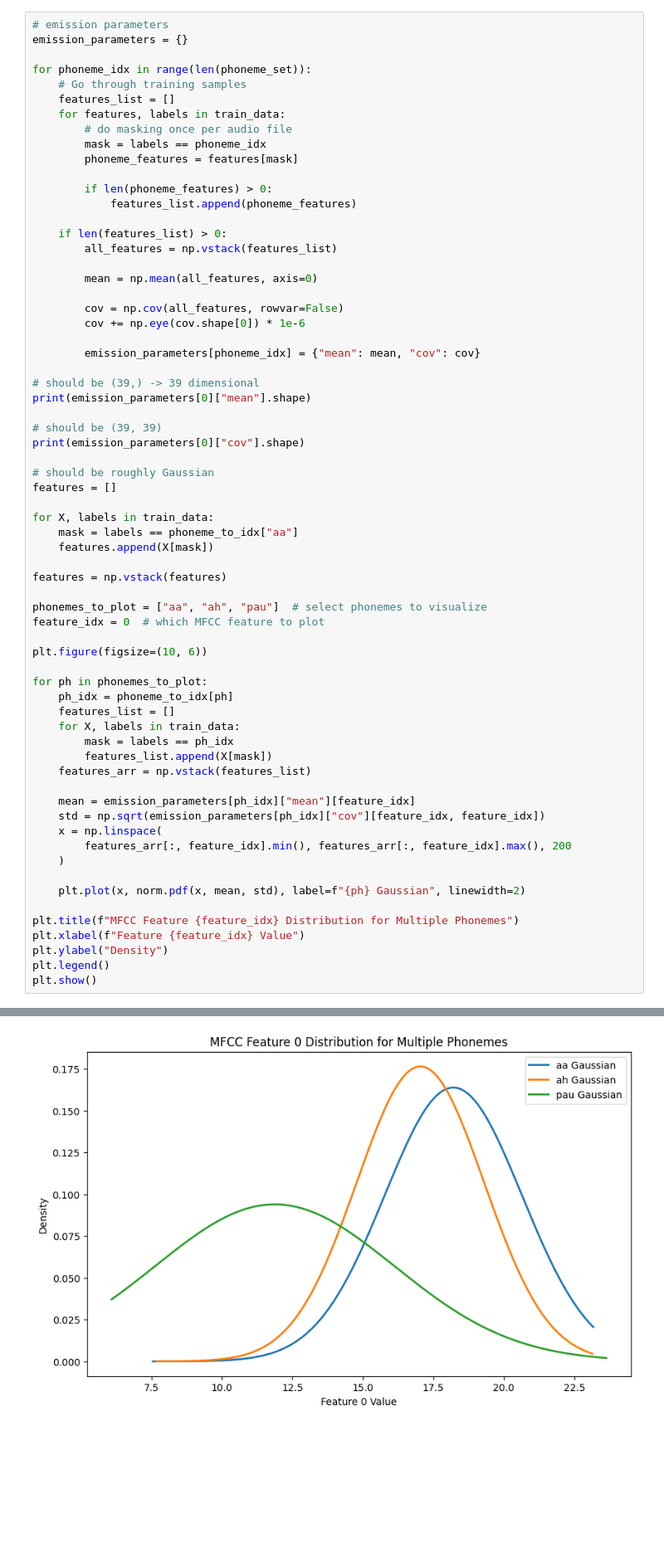
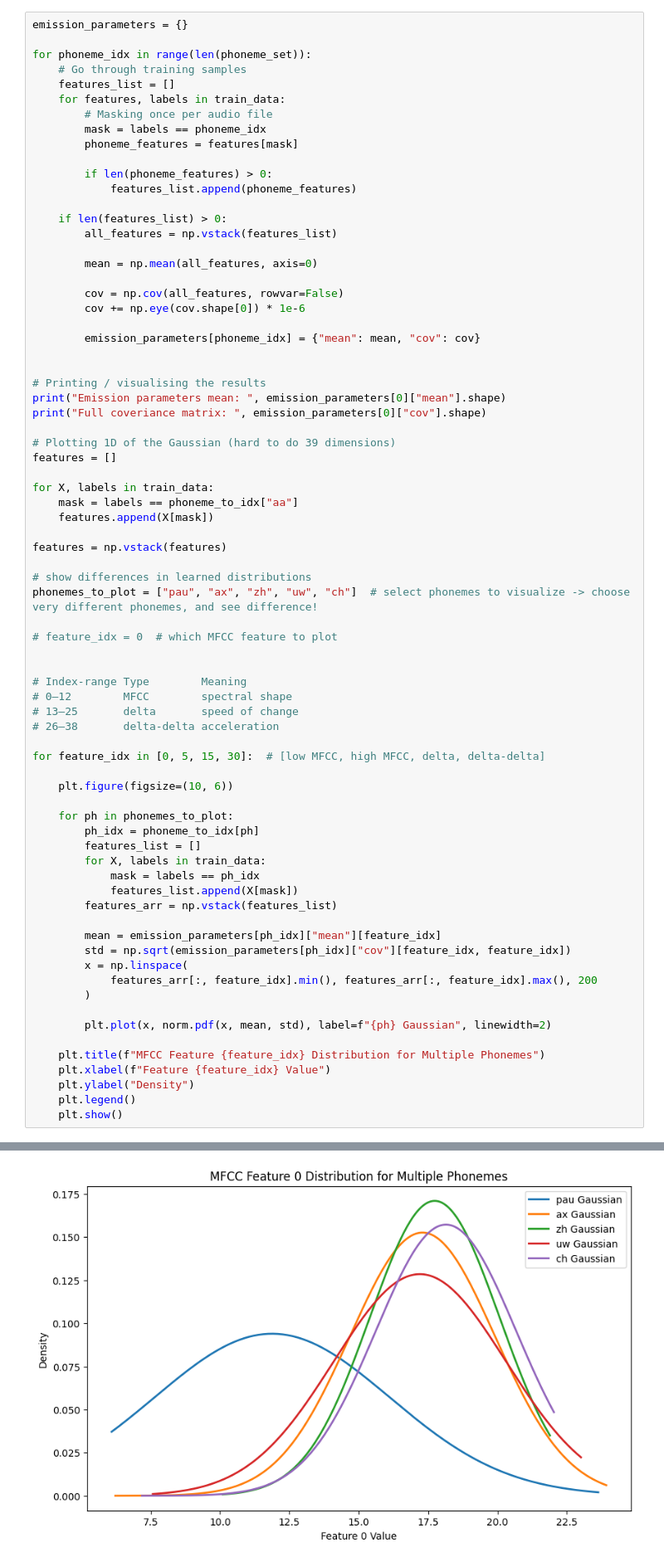
Before and after one commit to eythorto/Gervigreind, a Jupyter notebook: project2/project2notebook.ipynb, the cells around one changed output, grey strips where cells are left out. Shown at 83% size. Saved outputs shown, nothing was run; the diff lists cells and outputs as text; blank space fills up the shorter version.

```diff
--- a/project2/project2notebook.ipynb
+++ b/project2/project2notebook.ipynb
@@ -394,12 +423,11 @@ Row sums: [1. 1. 1. 1. 1. 1. 1. 1. 1. 1. 1. 1. 1. 1. 1. 1. 1. 1. 1. 1. 1. 1. 1.
 # %%
-# emission parameters
 emission_parameters = {}
 
 for phoneme_idx in range(len(phoneme_set)):
     # Go through training samples
     features_list = []
     for features, labels in train_data:
-        # do masking once per audio file
+        # Masking once per audio file
         mask = labels == phoneme_idx
         phoneme_features = features[mask]
 
@@ -416,13 +444,12 @@ for phoneme_idx in range(len(phoneme_set)):
 
         emission_parameters[phoneme_idx] = {"mean": mean, "cov": cov}
 
-# should be (39,) -> 39 dimensional
-print(emission_parameters[0]["mean"].shape)
 
-# should be (39, 39)
-print(emission_parameters[0]["cov"].shape)
+# Printing / visualising the results
+print("Emission parameters mean: ", emission_parameters[0]["mean"].shape)
+print("Full coveriance matrix: ", emission_parameters[0]["cov"].shape)
 
-# should be roughly Gaussian
+# Plotting 1D of the Gaussian (hard to do 39 dimensions)
 features = []
 
 for X, labels in train_data:
@@ -431,30 +458,40 @@ for X, labels in train_data:
 
 features = np.vstack(features)
 
-phonemes_to_plot = ["aa", "ah", "pau"]  # select phonemes to visualize
-feature_idx = 0  # which MFCC feature to plot
+# show differences in learned distributions
+phonemes_to_plot = ["pau", "ax", "zh", "uw", "ch"]  # select phonemes to visualize -> choose very different phonemes, and see difference!
 
-plt.figure(figsize=(10, 6))
+# feature_idx = 0  # which MFCC feature to plot
 
-for ph in phonemes_to_plot:
-    ph_idx = phoneme_to_idx[ph]
-    features_list = []
-    for X, labels in train_data:
-        mask = labels == ph_idx
-        features_list.append(X[mask])
-    features_arr = np.vstack(features_list)
 
-    mean = emission_parameters[ph_idx]["mean"][feature_idx]
-    std = np.sqrt(emission_parameters[ph_idx]["cov"][feature_idx, feature_idx])
-    x = np.linspace(
-        features_arr[:, feature_idx].min(), features_arr[:, feature_idx].max(), 200
-    )
+# Index-range Type	      Meaning
+# 0–12	      MFCC	      spectral shape
+# 13–25	      delta	      speed of change
+# 26–38	      delta-delta acceleration
 
-    plt.plot(x, norm.pdf(x, mean, std), label=f"{ph} Gaussian", linewidth=2)
+for feature_idx in [0, 5, 15, 30]:  # [low MFCC, high MFCC, delta, delta-delta]
 
-plt.title(f"MFCC Feature {feature_idx} Distribution for Multiple Phonemes")
-plt.xlabel(f"Feature {feature_idx} Value")
-plt.ylabel("Density")
-plt.legend()
-plt.show()
+    plt.figure(figsize=(10, 6))
+
+    for ph in phonemes_to_plot:
+        ph_idx = phoneme_to_idx[ph]
+        features_list = []
+        for X, labels in train_data:
+            mask = labels == ph_idx
+            features_list.append(X[mask])
+        features_arr = np.vstack(features_list)
+
+        mean = emission_parameters[ph_idx]["mean"][feature_idx]
+        std = np.sqrt(emission_parameters[ph_idx]["cov"][feature_idx, feature_idx])
+        x = np.linspace(
+            features_arr[:, feature_idx].min(), features_arr[:, feature_idx].max(), 200
+        )
+
+        plt.plot(x, norm.pdf(x, mean, std), label=f"{ph} Gaussian", linewidth=2)
+
+    plt.title(f"MFCC Feature {feature_idx} Distribution for Multiple Phonemes")
+    plt.xlabel(f"Feature {feature_idx} Value")
+    plt.ylabel("Density")
+    plt.legend()
+    plt.show()
 # %% [output]
@@ -463 +500 @@ plt.show()
-[figure, old version]
+[figure, new version]
```
Also changed, not shown: parts of 9 cells of this notebook.
